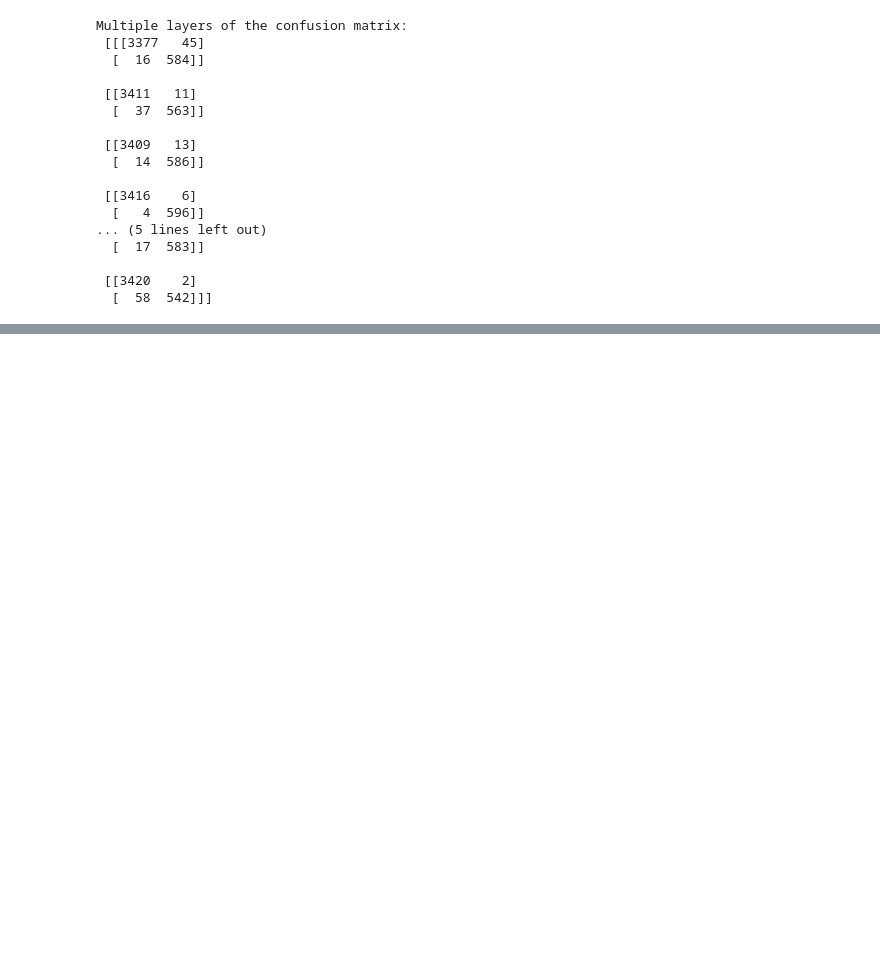
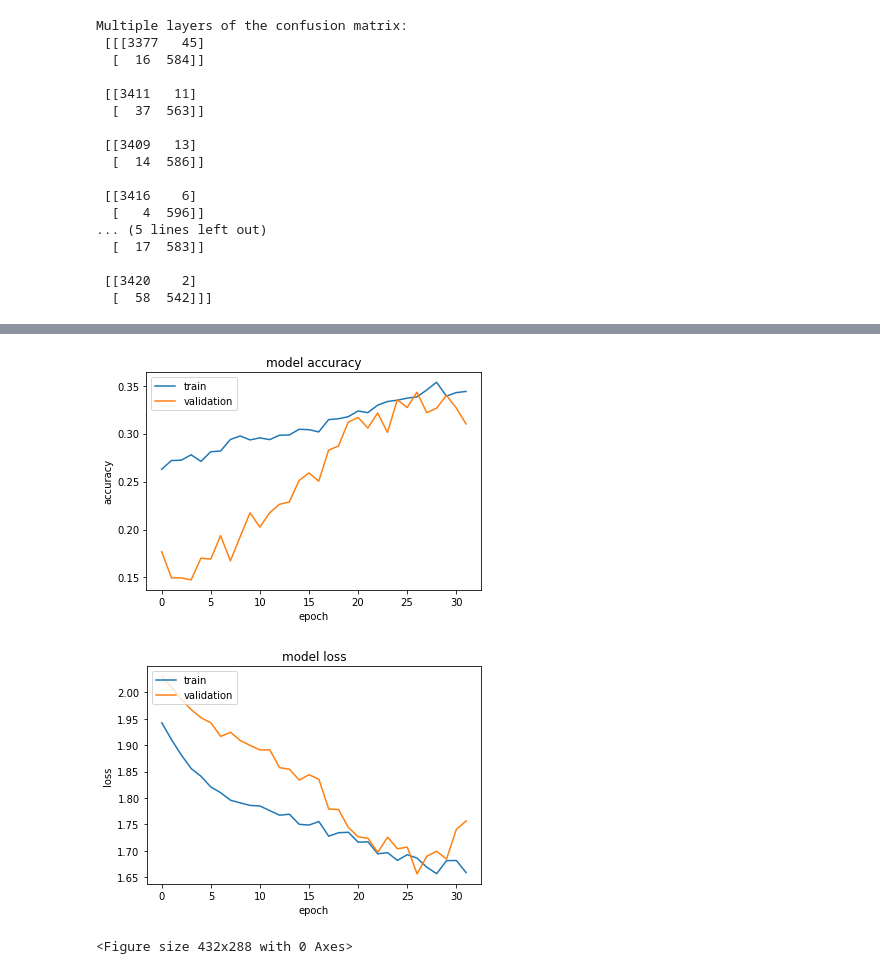
Before and after one commit to Catarina777/Enzymes-classification, a Jupyter notebook: scripts/deep_learning.ipynb, the cells around one changed output, grey strips where cells are left out. Drawn from its saved outputs; the diff is of its cells as text; code cells hidden in the pictures; blank space fills up the shorter version.

```diff
--- a/scripts/deep_learning.ipynb
+++ b/scripts/deep_learning.ipynb
@@ -396,0 +842,35 @@ Multiple layers of the confusion matrix:
+# %%
+def lstm_embedding(output_dim,input_dim,
+                               optimizer='Adam',
+                               lstm_layers=(32,),
+                               activation='tanh',
+                               recurrent_activation='sigmoid',
+                               dropout_rate=(0.1,),
+                               l1=1e-5, l2=1e-4,
+                               dense_layers=(32, 16),
+                               dropout_rate_dense=(0.1, 0.1),
+                               dense_activation="relu", loss='sparse_categorical_crossentropy'):
+    model = Sequential()
+    len_alphabet = 21
+
+    model.add(Embedding(input_dim=len_alphabet, output_dim=output_dim))
+    model.add(LSTM(64, return_sequences = False))
+    model.add(Dropout(0.25))
+
+    model.add(Dense(32, activation="relu"))
+    model.add(BatchNormalization())
+    model.add(Dropout(0.3))
+
+    model.add(Dense(7, activation='softmax'))
+    return model
+# %%
+model = lstm_embedding(output_dim = 5, input_dim = 100)
+
+es = EarlyStopping(monitor='val_loss', mode='min', patience=5, verbose=1)
+
+reduce_lr = ReduceLROnPlateau(monitor='val_loss', factor=0.5,patience=5, min_lr=0.00001, verbose=1)
+
+callbacks = [es, reduce_lr]
+model.compile(optimizer='adam', loss='sparse_categorical_crossentropy', metrics=['accuracy'])
+# %%
+history = model.fit(fps_x_train, y_train, epochs=80, batch_size=256, callbacks=callbacks, validation_split = 0.3)
@@ -396,0 +907,7 @@ Multiple layers of the confusion matrix:
+# %%
+plot_summary_accuracy(model)
+plot_summary_loss(model)
+# %% [output]
+[figure, added]
+[figure, added]
+<Figure size 432x288 with 0 Axes>
```
Also changed, not shown: parts of 82 cells of this notebook.
